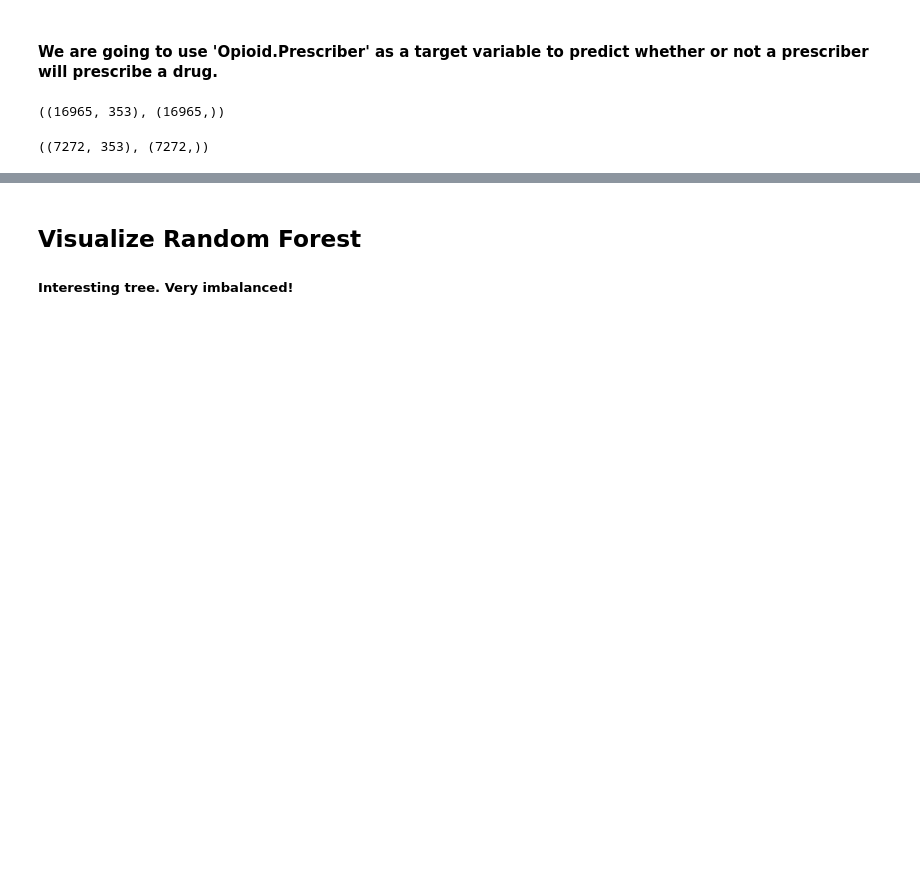
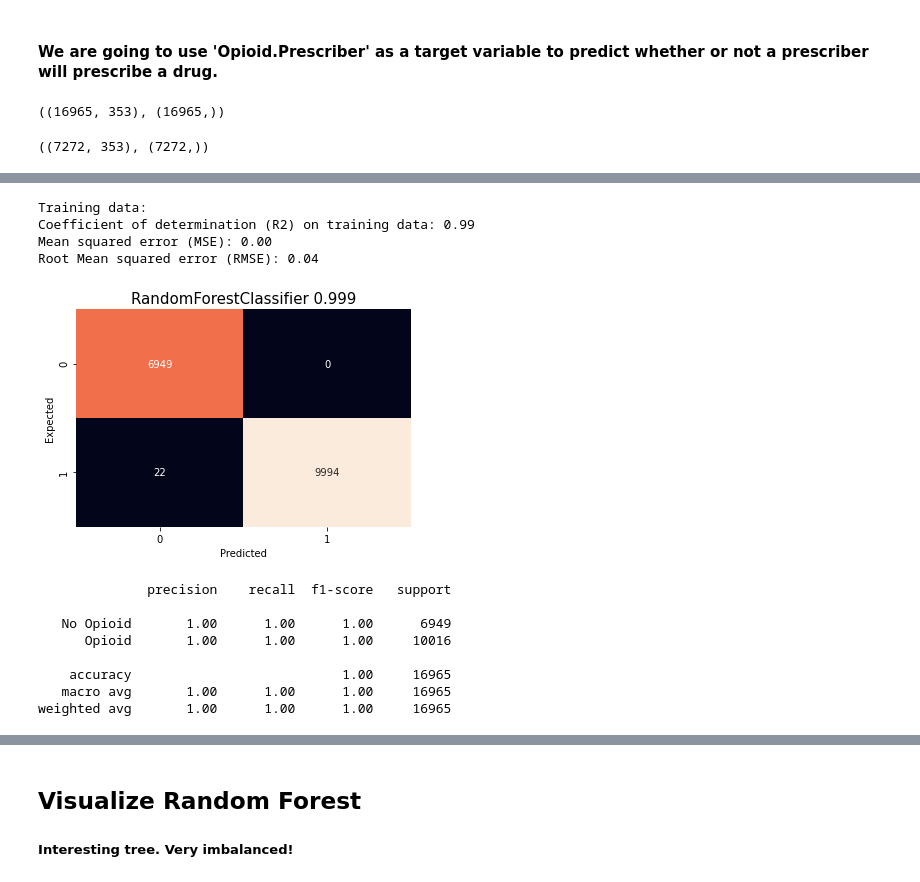
Before and after one commit to yiannimercer/Op, a Jupyter notebook: Final_Project_Prescriber_info_Amal_Almansour.ipynb, the cells around one changed output, grey strips where cells are left out. Saved outputs shown, nothing was run; the diff lists cells and outputs as text; code cells hidden in the pictures; blank space fills up the shorter version.

```diff
--- a/Final_Project_Prescriber_info_Amal_Almansour.ipynb
+++ b/Final_Project_Prescriber_info_Amal_Almansour.ipynb
@@ -249,27 +243,25 @@ X_test.shape, y_test.shape
 ((7272, 353), (7272,))
 # %%
 # function that generates the model, predicts test data and prints confusion matrix.
-def fit_predict_score(name,clf):
+def fit_predict_score_train(name,clf):
     clf.fit(X_train, np.ravel(y_train))
     classes = ['No Opioid', 'Opioid']
+    predicted = clf.predict(X_train)
 
     # training data:
-    predicted = clf.predict(X_train)
+    print("Training data:")
+    # The coefficient of determination: 1 is perfect prediction
+    print('Coefficient of determination (R2) on training data: %.2f'
+      % r2_score(y_train, predicted))
+    # The mean squared error
+    print('Mean squared error (MSE): %.2f'
+      % mean_squared_error(y_train, predicted))
+    print('Root Mean squared error (RMSE): %.2f'
+      % np.sqrt(mean_squared_error(y_train, predicted)))
+    # Confusion matrix
     confusion_matrix =  pd.crosstab(index=np.ravel(y_train), columns=predicted.ravel(), rownames=['Expected'], colnames=['Predicted'])
     sns.heatmap(confusion_matrix, annot=True, square=False, fmt='', cbar=False)
     accuracy = np.round(metrics.accuracy_score(y_train , predicted),3)
     plt.title(name + " " + str(accuracy), fontsize = 15)
     plt.show()
-
-    print("Training data:")
     print (metrics.classification_report(y_train,predicted, target_names=classes))
-
-    # testing data
-    predicted1 = clf.predict(X_test)
-    confusion_matrix =  pd.crosstab(index=np.ravel(y_test), columns=predicted1.ravel(), rownames=['Expected'], colnames=['Predicted'])
-    sns.heatmap(confusion_matrix, annot=True, square=False, fmt='', cbar=False)
-    accuracy = np.round(metrics.accuracy_score(y_test , predicted1),3)
-    plt.title(name + " " + str(accuracy), fontsize = 15)
-    plt.show()
-    print("Testing data:")
-    print (metrics.classification_report(y_test,predicted1, target_names=classes))
@@ -358,0 +290,18 @@ weighted avg       0.92      0.92      0.92      7272
+# %%
+clf = RandomForestClassifier(n_estimators=100, random_state=0)
+name = "RandomForestClassifier"
+fit_predict_score_train(name,clf)
+# %% [output]
+Training data:
+Coefficient of determination (R2) on training data: 0.99
+Mean squared error (MSE): 0.00
+Root Mean squared error (RMSE): 0.04
+[figure, added]
+              precision    recall  f1-score   support
+
+   No Opioid       1.00      1.00      1.00      6949
+      Opioid       1.00      1.00      1.00     10016
+
+    accuracy                           1.00     16965
+   macro avg       1.00      1.00      1.00     16965
+weighted avg       1.00      1.00      1.00     16965
```
Also changed, not shown: parts of 34 cells of this notebook.
